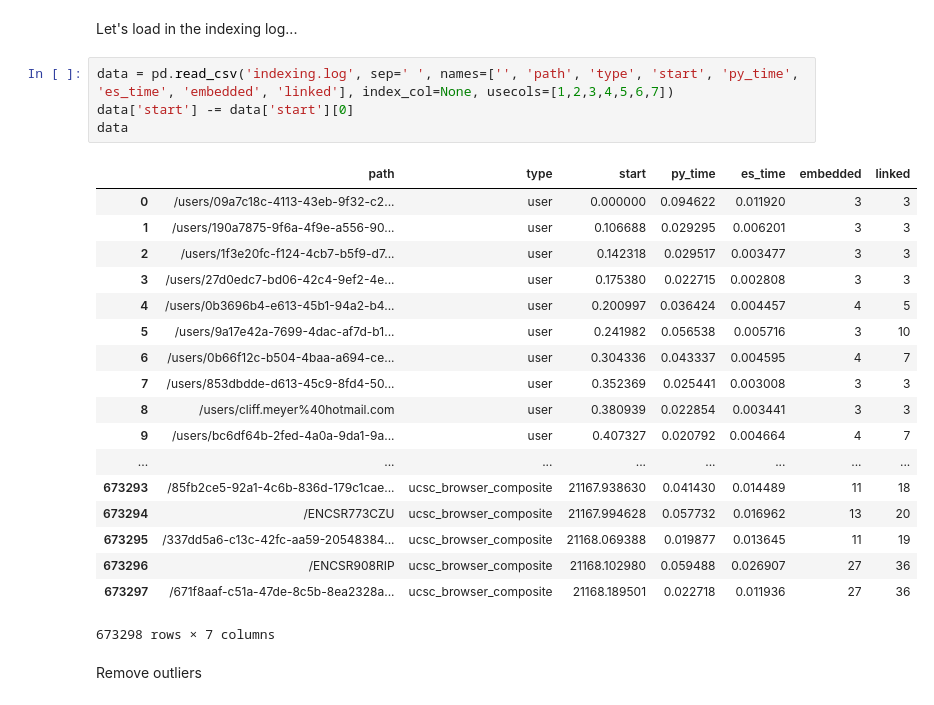
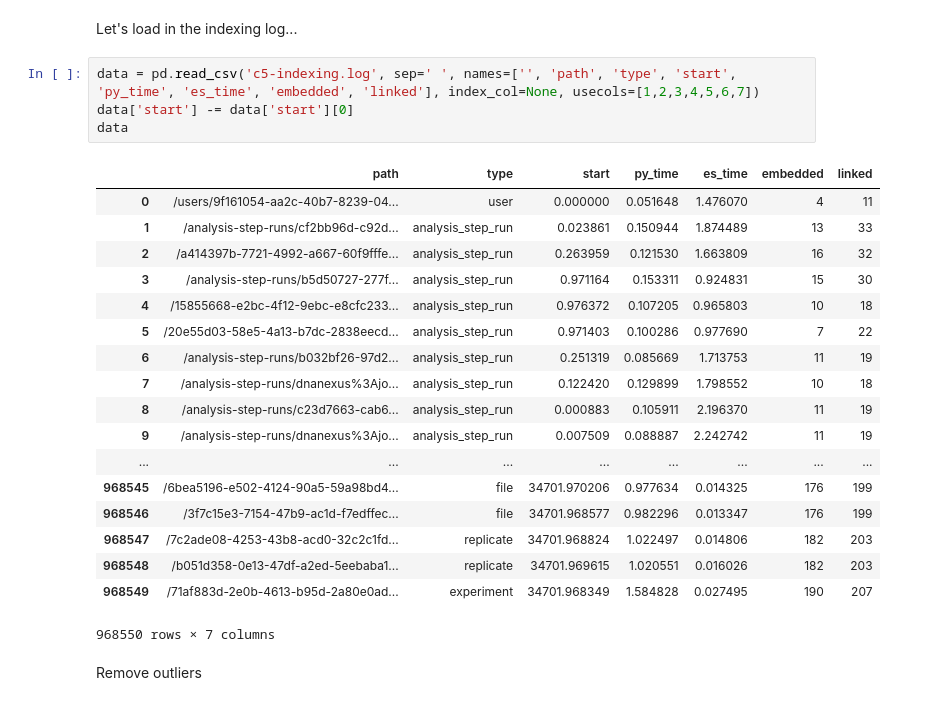
Before and after one commit to ENCODE-DCC/snovault, a Jupyter notebook: etc/ENCODED Indexing Performance.ipynb, the cells around one changed output. Drawn from its saved outputs; the diff is of its cells as text.

```diff
--- a/etc/ENCODED Indexing Performance.ipynb
+++ b/etc/ENCODED Indexing Performance.ipynb
@@ -8,28 +8,28 @@ matplotlib.style.use('ggplot')
 # %% [markdown]
 Let's load in the indexing log...
 # %%
-data = pd.read_csv('indexing.log', sep=' ', names=['', 'path', 'type', 'start', 'py_time', 'es_time', 'embedded', 'linked'], index_col=None, usecols=[1,2,3,4,5,6,7])
+data = pd.read_csv('c5-indexing.log', sep=' ', names=['', 'path', 'type', 'start', 'py_time', 'es_time', 'embedded', 'linked'], index_col=None, usecols=[1,2,3,4,5,6,7])
 data['start'] -= data['start'][0]
 data
 # %% [output]
 |  | path | type | start | py_time | es_time | embedded | linked |
-| 0 | /users/09a7c18c-4113-43eb-9f32-c2... | user | 0.000000 | 0.094622 | 0.011920 | 3 | 3 |
-| 1 | /users/190a7875-9f6a-4f9e-a556-90... | user | 0.106688 | 0.029295 | 0.006201 | 3 | 3 |
-| 2 | /users/1f3e20fc-f124-4cb7-b5f9-d7... | user | 0.142318 | 0.029517 | 0.003477 | 3 | 3 |
-| 3 | /users/27d0edc7-bd06-42c4-9ef2-4e... | user | 0.175380 | 0.022715 | 0.002808 | 3 | 3 |
-| 4 | /users/0b3696b4-e613-45b1-94a2-b4... | user | 0.200997 | 0.036424 | 0.004457 | 4 | 5 |
-| 5 | /users/9a17e42a-7699-4dac-af7d-b1... | user | 0.241982 | 0.056538 | 0.005716 | 3 | 10 |
-| 6 | /users/0b66f12c-b504-4baa-a694-ce... | user | 0.304336 | 0.043337 | 0.004595 | 4 | 7 |
-| 7 | /users/853dbdde-d613-45c9-8fd4-50... | user | 0.352369 | 0.025441 | 0.003008 | 3 | 3 |
-| 8 | /users/cliff.meyer%40hotmail.com | user | 0.380939 | 0.022854 | 0.003441 | 3 | 3 |
-| 9 | /users/bc6df64b-2fed-4a0a-9da1-9a... | user | 0.407327 | 0.020792 | 0.004664 | 4 | 7 |
+| 0 | /users/9f161054-aa2c-40b7-8239-04... | user | 0.000000 | 0.051648 | 1.476070 | 4 | 11 |
+| 1 | /analysis-step-runs/cf2bb96d-c92d... | analysis_step_run | 0.023861 | 0.150944 | 1.874489 | 13 | 33 |
+| 2 | /a414397b-7721-4992-a667-60f9fffe... | analysis_step_run | 0.263959 | 0.121530 | 1.663809 | 16 | 32 |
+| 3 | /analysis-step-runs/b5d50727-277f... | analysis_step_run | 0.971164 | 0.153311 | 0.924831 | 15 | 30 |
+| 4 | /15855668-e2bc-4f12-9ebc-e8cfc233... | analysis_step_run | 0.976372 | 0.107205 | 0.965803 | 10 | 18 |
+| 5 | /20e55d03-58e5-4a13-b7dc-2838eecd... | analysis_step_run | 0.971403 | 0.100286 | 0.977690 | 7 | 22 |
+| 6 | /analysis-step-runs/b032bf26-97d2... | analysis_step_run | 0.251319 | 0.085669 | 1.713753 | 11 | 19 |
+| 7 | /analysis-step-runs/dnanexus%3Ajo... | analysis_step_run | 0.122420 | 0.129899 | 1.798552 | 10 | 18 |
+| 8 | /analysis-step-runs/c23d7663-cab6... | analysis_step_run | 0.000883 | 0.105911 | 2.196370 | 11 | 19 |
+| 9 | /analysis-step-runs/dnanexus%3Ajo... | analysis_step_run | 0.007509 | 0.088887 | 2.242742 | 11 | 19 |
 | ... | ... | ... | ... | ... | ... | ... | ... |
-| 673293 | /85fb2ce5-92a1-4c6b-836d-179c1cae... | ucsc_browser_composite | 21167.938630 | 0.041430 | 0.014489 | 11 | 18 |
-| 673294 | /ENCSR773CZU | ucsc_browser_composite | 21167.994628 | 0.057732 | 0.016962 | 13 | 20 |
-| 673295 | /337dd5a6-c13c-42fc-aa59-20548384... | ucsc_browser_composite | 21168.069388 | 0.019877 | 0.013645 | 11 | 19 |
-| 673296 | /ENCSR908RIP | ucsc_browser_composite | 21168.102980 | 0.059488 | 0.026907 | 27 | 36 |
-| 673297 | /671f8aaf-c51a-47de-8c5b-8ea2328a... | ucsc_browser_composite | 21168.189501 | 0.022718 | 0.011936 | 27 | 36 |
+| 968545 | /6bea5196-e502-4124-90a5-59a98bd4... | file | 34701.970206 | 0.977634 | 0.014325 | 176 | 199 |
+| 968546 | /3f7c15e3-7154-47b9-ac1d-f7edffec... | file | 34701.968577 | 0.982296 | 0.013347 | 176 | 199 |
+| 968547 | /7c2ade08-4253-43b8-acd0-32c2c1fd... | replicate | 34701.968824 | 1.022497 | 0.014806 | 182 | 203 |
+| 968548 | /b051d358-0e13-47df-a2ed-5eebaba1... | replicate | 34701.969615 | 1.020551 | 0.016026 | 182 | 203 |
+| 968549 | /71af883d-2e0b-4613-b95d-2a80e0ad... | experiment | 34701.968349 | 1.584828 | 0.027495 | 190 | 207 |
-673298 rows × 7 columns
+968550 rows × 7 columns
 # %% [markdown]
 Remove outliers
 # %%
```
Also changed, not shown: parts of 10 cells of this notebook.
